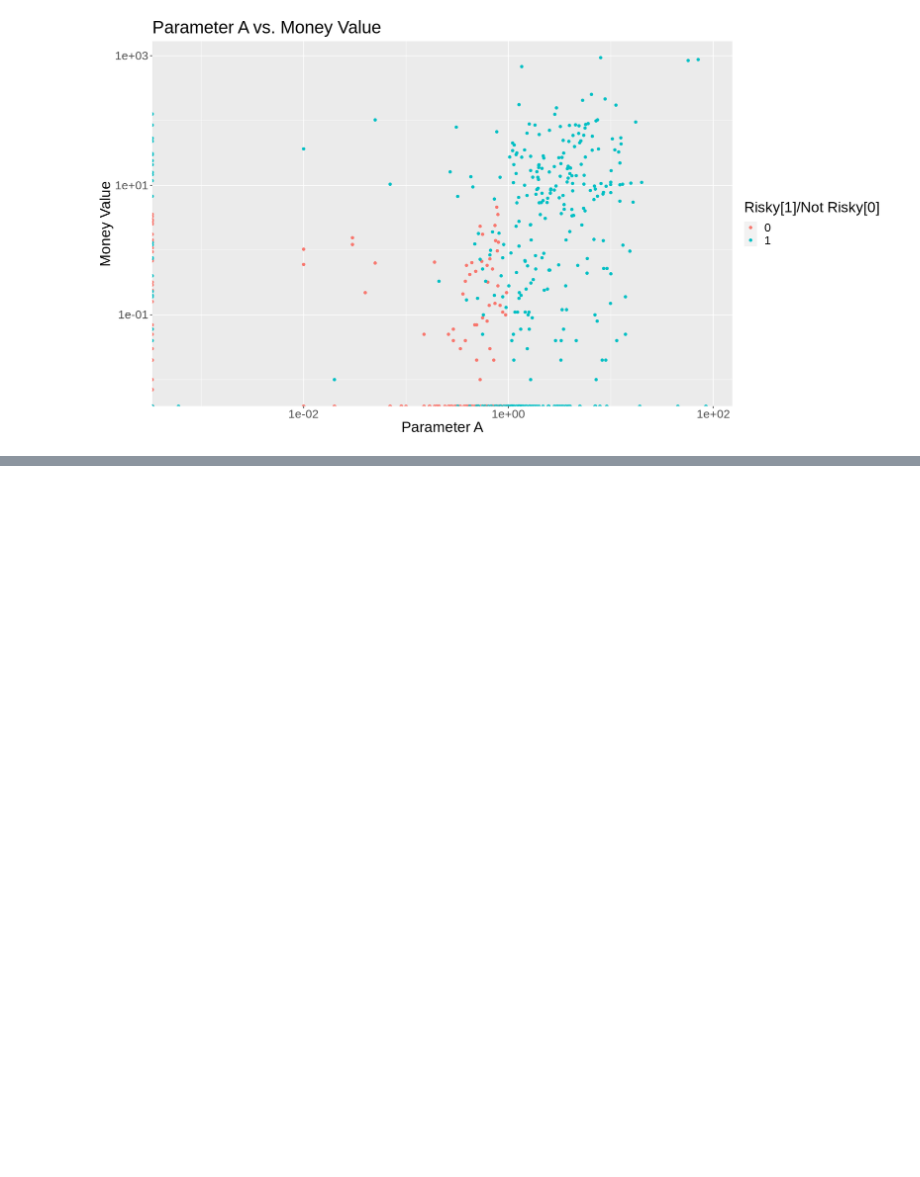
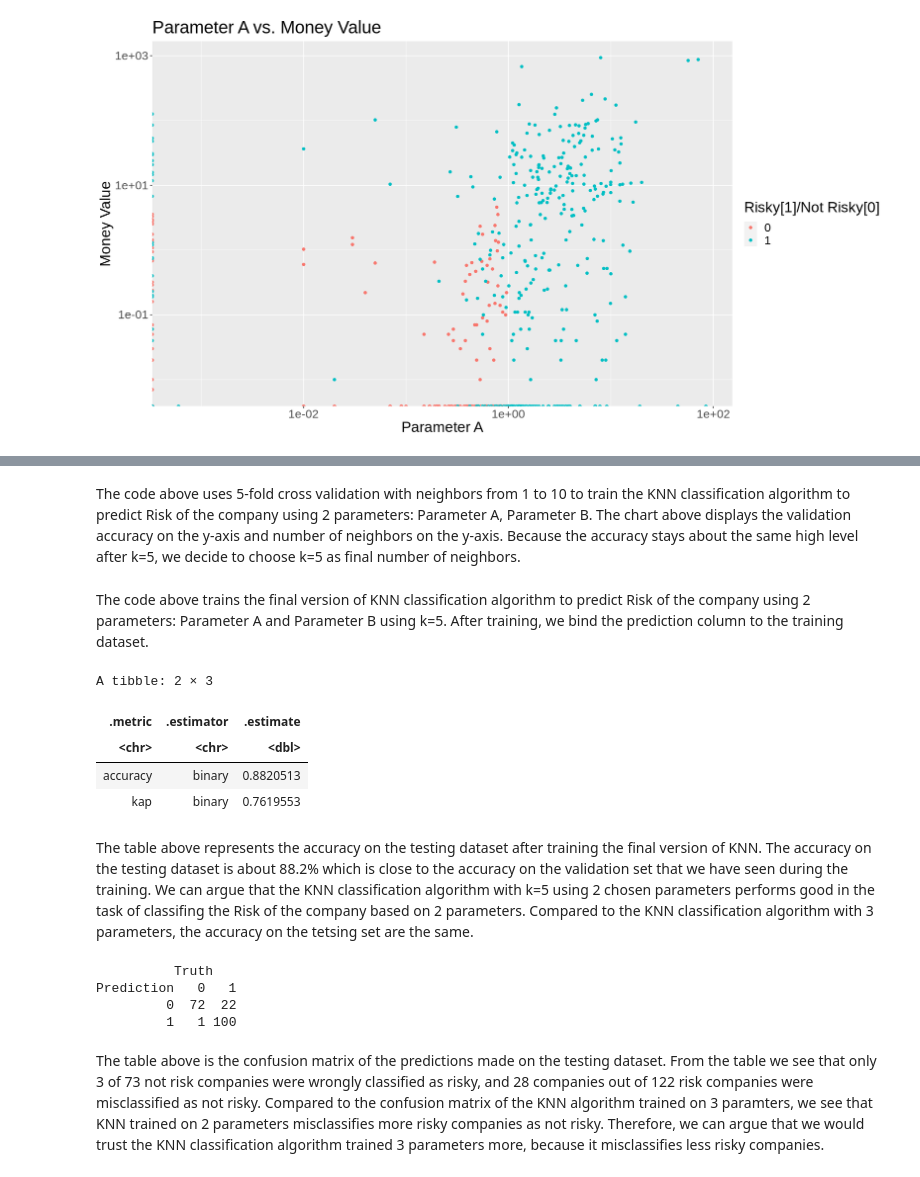
Before and after one commit to artempazych/DSCI-100-group-project, a Jupyter notebook: DSCI100_methods.ipynb, the cells around one changed output, grey strips where cells are left out. Saved outputs shown, nothing was run; the diff lists cells and outputs as text; code cells hidden in the pictures; blank space fills up the shorter version.

```diff
--- a/DSCI100_methods.ipynb
+++ b/DSCI100_methods.ipynb
@@ -211,0 +250,44 @@ Prediction   0   1
+# %% [markdown]
+The code above uses 5-fold cross validation with neighbors from 1 to 10 to train the KNN classification algorithm to predict Risk of the company using 2 parameters: Parameter A, Parameter B. The chart above displays the validation accuracy on the y-axis and number of neighbors on the y-axis. Because the accuracy stays about the same high level after k=5, we decide to choose k=5 as final number of neighbors.
+# %%
+k_final <- 5
+
+knn_spec <- nearest_neighbor(weight_func="rectangular", neighbors=k_final) |>
+            set_engine("kknn") |>
+            set_mode("classification")
+
+trial_fit <- workflow() |>
+              add_recipe(trial_recipe) |>
+              add_model(knn_spec) |>
+              fit(data = trial_train)
+
+trial_predictions <- predict(trial_fit , trial_test) |>
+      bind_cols(trial_test)
+
+# trial_predictions
+# %% [markdown]
+The code above trains the final version of KNN classification algorithm to predict Risk of the company using 2 parameters: Parameter A and Parameter B using k=5. After training, we bind the prediction column to the training dataset.
+# %%
+trial_prediction_accuracy <- trial_predictions |>
+                            metrics(truth = Risk, estimate = .pred_class)
+trial_prediction_accuracy
+# %% [output]
+A tibble: 2 × 3
+| .metric | .estimator | .estimate |
+| <chr> | <chr> | <dbl> |
+| accuracy | binary | 0.8820513 |
+| kap | binary | 0.7619553 |
+# %% [markdown]
+The table above represents the accuracy on the testing dataset after training the final version of KNN. The accuracy on the testing dataset is about 88.2% which is close to the accuracy on the validation set that we have seen during the training. We can argue that the KNN classification algorithm with k=5 using 2 chosen parameters performs good in the task of classifing the Risk of the company based on 2 parameters. Compared to the KNN classification algorithm with 3 parameters, the accuracy on the tetsing set are the same.
+# %%
+trial_prediction_conf_mat <- trial_predictions |>
+                             conf_mat(truth = Risk, estimate = .pred_class)
+
+trial_prediction_conf_mat
+# %% [output]
+          Truth
+Prediction   0   1
+         0  72  22
+         1   1 100
+# %% [markdown]
+The table above is the confusion matrix of the predictions made on the testing dataset. From the table we see that only 3 of 73 not risk companies were wrongly classified as risky, and 28 companies out of 122 risk companies were misclassified as not risky. Compared to the confusion matrix of the KNN algorithm trained on 3 paramters, we see that KNN trained on 2 parameters misclassifies more risky companies as not risky. Therefore, we can argue that we would trust the KNN classification algorithm trained 3 parameters more, because it misclassifies less risky companies.
```
Also changed, not shown: parts of 20 cells of this notebook.
